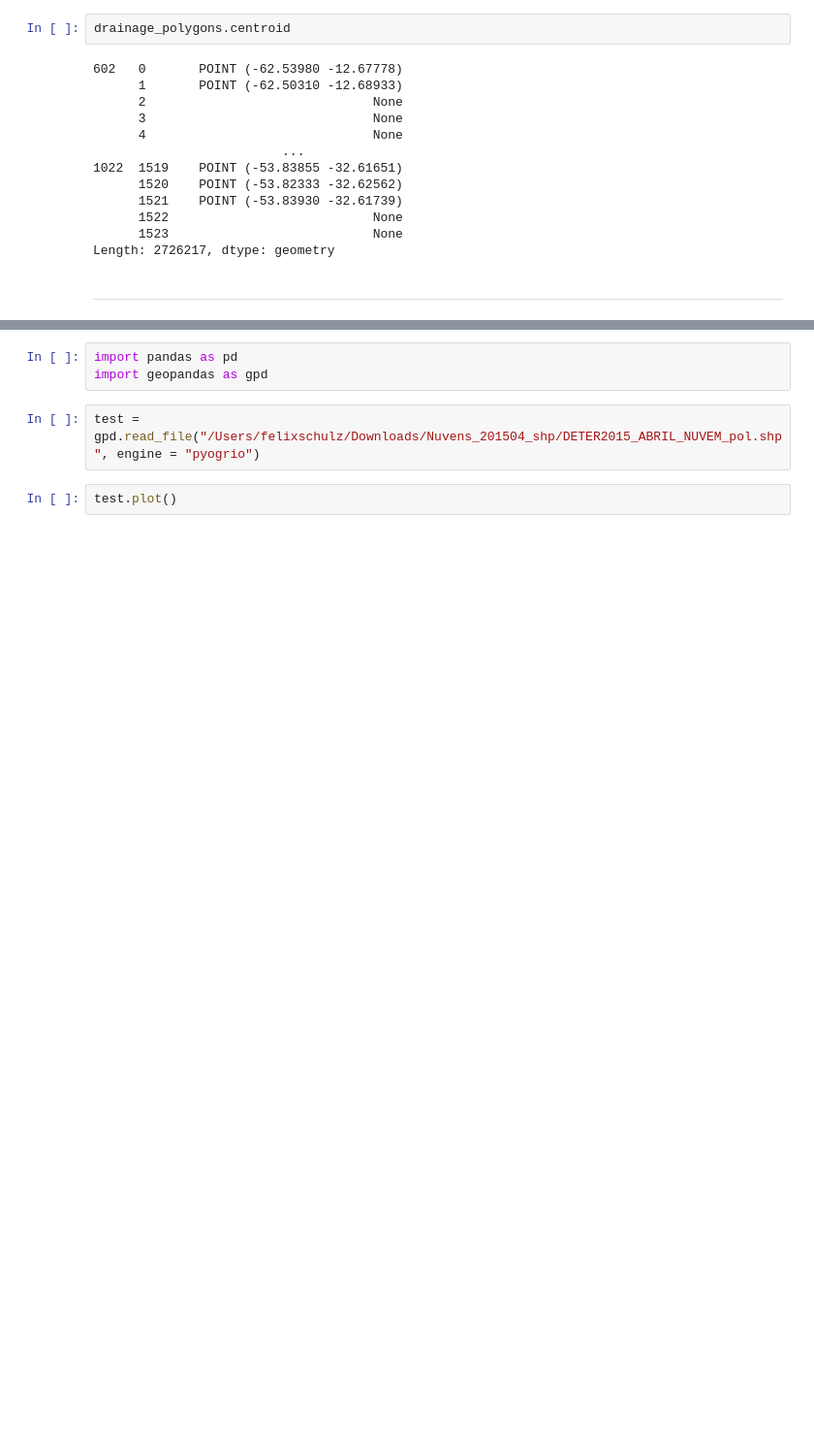
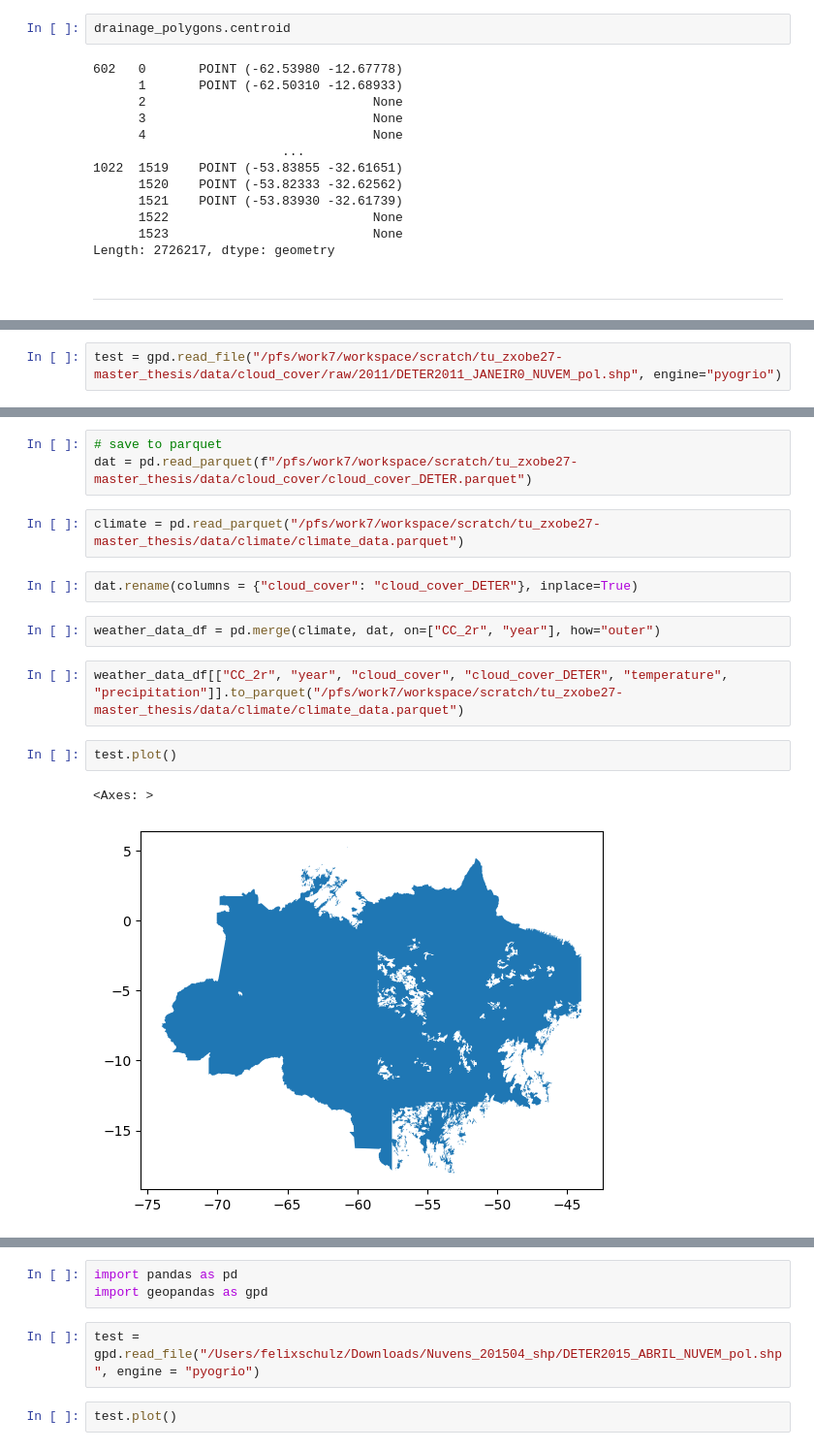
Before and after one commit to felixschulz385/Masterthesis, a Jupyter notebook: code/experiments/cloud_cover.ipynb, the cells around one changed output, grey strips where cells are left out. Shown at 97% size. Saved outputs shown, nothing was run; the diff lists cells and outputs as text; blank space fills up the shorter version.

```diff
--- a/code/experiments/cloud_cover.ipynb
+++ b/code/experiments/cloud_cover.ipynb
@@ -182,0 +315,2 @@ dtype: object
+# %%
+test = gpd.read_file("/pfs/work7/workspace/scratch/tu_zxobe27-master_thesis/data/cloud_cover/raw/2011/DETER2011_JANEIR0_NUVEM_pol.shp", engine="pyogrio")
@@ -182,0 +319,16 @@ dtype: object
+# %%
+# save to parquet
+dat = pd.read_parquet(f"/pfs/work7/workspace/scratch/tu_zxobe27-master_thesis/data/cloud_cover/cloud_cover_DETER.parquet")
+# %%
+climate = pd.read_parquet("/pfs/work7/workspace/scratch/tu_zxobe27-master_thesis/data/climate/climate_data.parquet")
+# %%
+dat.rename(columns = {"cloud_cover": "cloud_cover_DETER"}, inplace=True)
+# %%
+weather_data_df = pd.merge(climate, dat, on=["CC_2r", "year"], how="outer")
+# %%
+weather_data_df[["CC_2r", "year", "cloud_cover", "cloud_cover_DETER", "temperature", "precipitation"]].to_parquet("/pfs/work7/workspace/scratch/tu_zxobe27-master_thesis/data/climate/climate_data.parquet")
+# %%
+test.plot()
+# %% [output]
+<Axes: >
+[figure, added]
```
Also changed, not shown: parts of 51 cells of this notebook, 29 other files.
